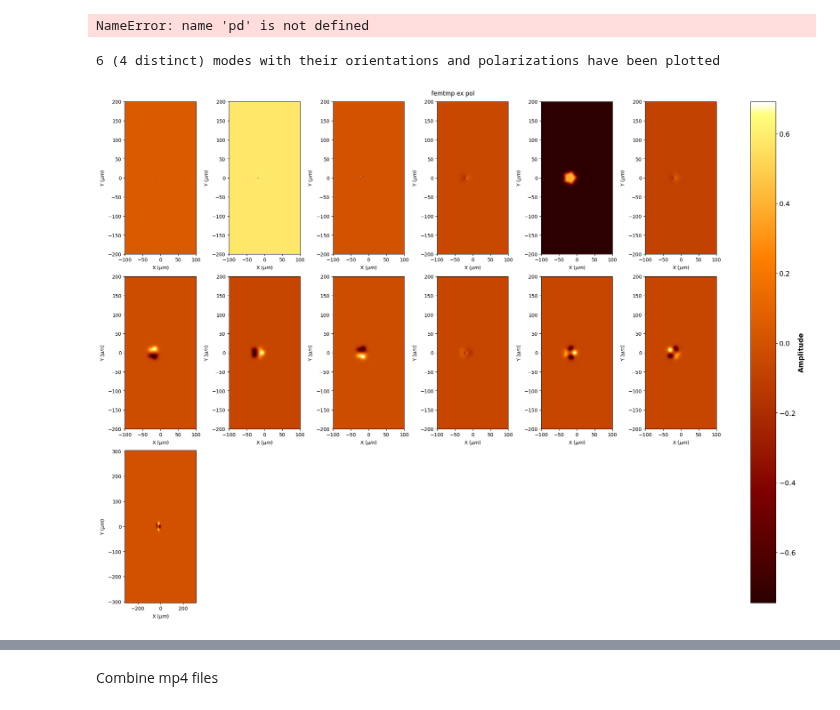
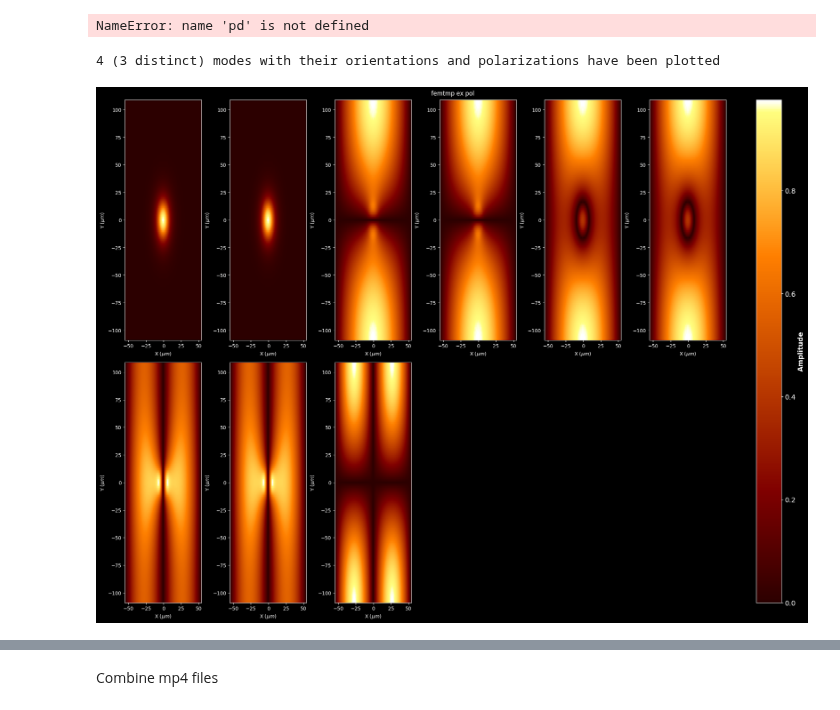
Before and after one commit to SAIL-Labs/RSoft-Automaton, a Jupyter notebook: Plotting_animating_modes.ipynb, the cells around one changed output, grey strips where cells are left out. Drawn from its saved outputs; the diff is of its cells as text; code cells hidden in the pictures.

```diff
--- a/Plotting_animating_modes.ipynb
+++ b/Plotting_animating_modes.ipynb
@@ -134,15 +76,15 @@ plt.show()
 # %% [output]
 NameError: name 'pd' is not defined
 # %%
-fem_folder = r"C:\Users\justinvella\Desktop\Results\BP_taper_15.000000_Grid1.5999999999999999core_delta_0.021860_Grid1.5999999999999999core_diam_5.600000"
+fem_folder = r"C:\Users\justinvella\Desktop\Results\BP_core_delta_0.016562_LP11_core_diam_5.533951_LP11_taper_6.388033"
 polarization = "ex"
 title = "femtmp " + polarization + " pol"
 name = "femtmp"
 
-plot_rsoft_femsim_output(6, fem_folder, name, title, polarization, save=False, false_mode=True)
+plot_rsoft_femsim_output(4, fem_folder, name, title, polarization, save=True, false_mode=False)
 # %% [output]
-6 (4 distinct) modes with their orientations and polarizations have been plotted
+4 (3 distinct) modes with their orientations and polarizations have been plotted
-[figure, old version]
+[figure, new version]
 # %%
 import pandas as pd, matplotlib.pyplot as plt, numpy as np
 import ehtplot.color # note: you need to clone this repository https://github.com/liamedeiros/ehtplot.git, cd into the clone directory and run "pip install ." to use this package
```
Also changed, not shown: parts of 3 cells of this notebook, 46 other files.
